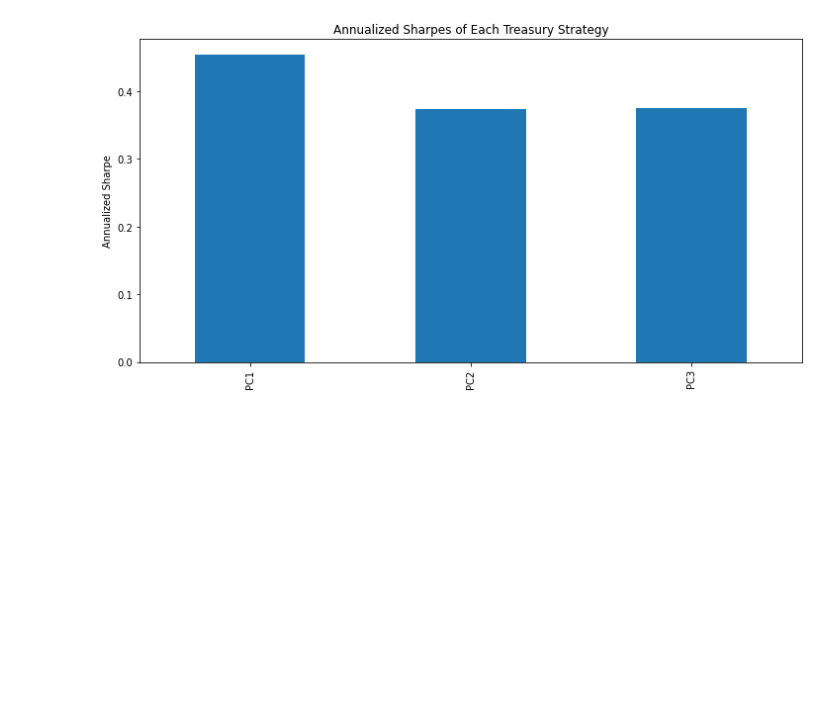
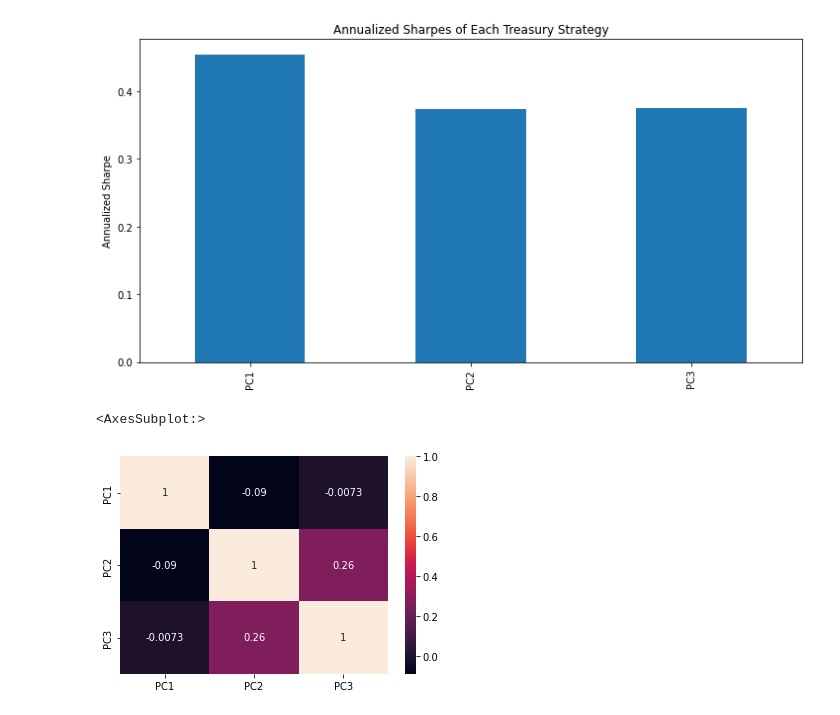
Before and after one commit to diegodalvarez/TreasuryInflationPCA, a Jupyter notebook: root/notebook/BacktestReturns.ipynb, the cells around one changed output. Saved outputs shown, nothing was run; the diff lists cells and outputs as text; code cells hidden in the pictures; blank space fills up the shorter version.

```diff
--- a/root/notebook/BacktestReturns.ipynb
+++ b/root/notebook/BacktestReturns.ipynb
@@ -281,3 +281,10 @@ def plot_sharpe(df_erc: pd.DataFrame) -> plt.Figure:
 plot_sharpe(df_erc)
 # %% [output]
 [figure]
+# %%
+sns.heatmap(
+    data  = df_erc.corr(),
+    annot = True)
+# %% [output]
+<AxesSubplot:>
+[figure, added]
```
